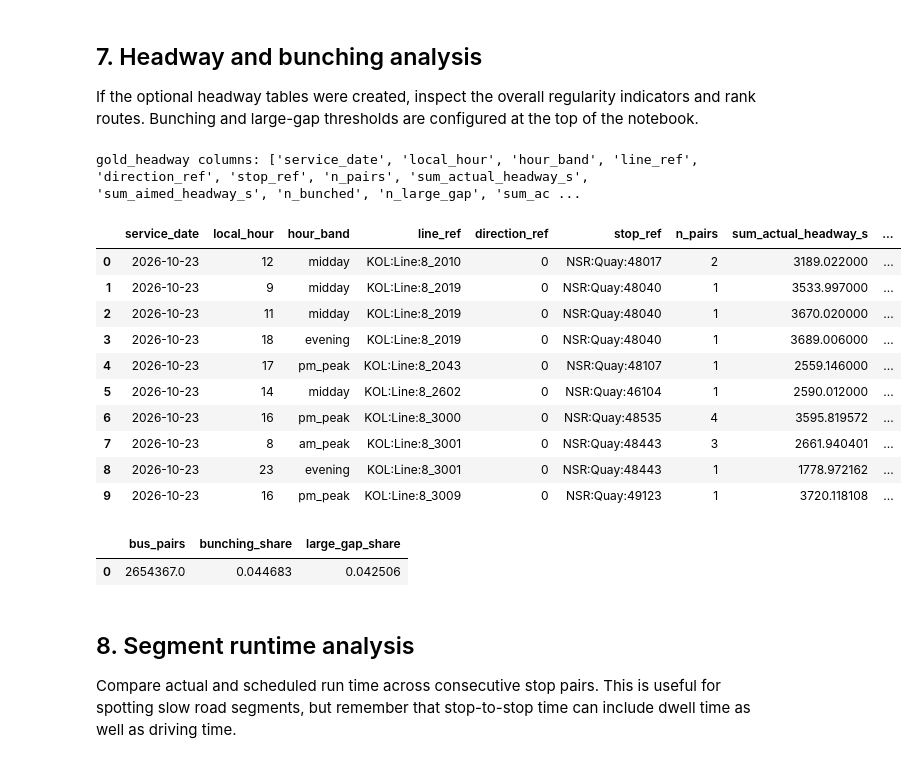
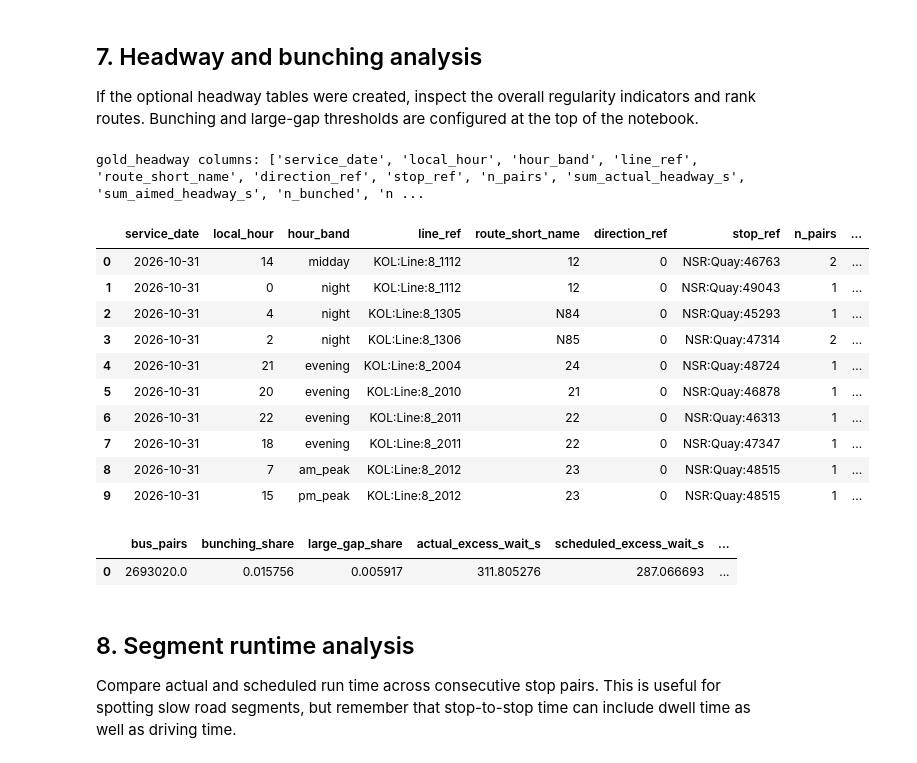
Before and after one commit to syedsakib452/Entur-Buspulse, a Jupyter notebook: analysis/notebooks/gold/build_gold_with_analysis.ipynb, the cells around one changed output. Saved outputs shown, nothing was run; the diff lists cells and outputs as text; code cells hidden in the pictures.

```diff
--- a/analysis/notebooks/gold/build_gold_with_analysis.ipynb
+++ b/analysis/notebooks/gold/build_gold_with_analysis.ipynb
@@ -35,18 +27,30 @@ import datetime as dt
 import duckdb
 
 # ---------------- Directory Settings ----------------
-SILVER_DIR = Path("/home/ubuntu/buspulse/tables/silver-layer")          # dated folders containing Silver parquet files
-GOLD_DIR = Path("/home/ubuntu/buspulse/tables/gold-layer")       # cleaned outputs are written here
+def discover_project_root():
+    override = os.environ.get("BUSPULSE_ROOT")
+    if override:
+        return Path(override).expanduser().resolve()
+    for candidate in (Path.cwd(), *Path.cwd().parents):
+        if (candidate / "tables" / "silver-layer").is_dir():
+            return candidate.resolve()
+    raise FileNotFoundError("Set BUSPULSE_ROOT or SILVER_DIR to locate the Silver Parquet files.")
+
+PROJECT_ROOT = discover_project_root()
+SILVER_DIR = Path(os.environ.get("SILVER_DIR", str(PROJECT_ROOT / "tables" / "silver-layer"))).expanduser().resolve()
+GOLD_DIR = Path(os.environ.get("GOLD_DIR", str(PROJECT_ROOT / "tables" / "gold-layer"))).expanduser().resolve()
+if not SILVER_DIR.is_dir():
+    raise FileNotFoundError(f"Silver input directory does not exist: {SILVER_DIR}")
 
 # ---------------- Analysis Configuration ----------------
 LOCAL_TZ = "Europe/Oslo"
-EARLY_S, LATE_S = -60, 120                       # on time: -60 <= delay_s < 120
+EARLY_S, LATE_S = -60, 300                       # production rule: -60 <= delay_s < 300
 DELAY_EDGES = [-120, -60, 0, 60, 180, 300, 600]   # delay histogram edges (s)
 TL_EDGES    = [0, 5, 10, 20, 40]                  # time-lost histogram edges (s)
 HOUR_BANDS  = {"night": (0, 5), "am_peak": (6, 8), "midday": (9, 14), "pm_peak": (15, 17), "evening": (18, 23)}
 SEG_MAX_S = 1800
 HEADWAY_MIN_S, HEADWAY_MAX_S = 120, 3600
-BUNCH_RATIO, GAP_RATIO = 0.5, 1.5
+BUNCH_RATIO, GAP_RATIO = 0.25, 2.0
 
 BAND_OF_HOUR = {h: b for b, (lo, hi) in HOUR_BANDS.items() for h in range(lo, hi + 1)}
 GOLD_DIR.mkdir(parents=True, exist_ok=True)
@@ -1016,39 +1087,46 @@ If the optional headway tables were created, inspect the overall regularity indi
 # %%
 if gold_table_exists("gold_headway"):
     headway_columns = gold_columns("gold_headway")
     print("gold_headway columns:", headway_columns)
     display(gold_df("SELECT * FROM gold_headway LIMIT 10"))
 
-    candidate_metrics = [
-        c for c in ["n_pairs", "n_bunched", "n_large_gap", "sum_headway_s", "sum_headway_sq"]
-        if c in headway_columns
-    ]
-    if {"n_pairs", "n_bunched", "n_large_gap"}.issubset(headway_columns):
+    required_headway = {
+        "n_pairs", "n_bunched", "n_large_gap", "sum_actual_headway_s",
+        "sum_aimed_headway_s", "sum_actual_headway_sq", "sum_aimed_headway_sq",
+    }
+    if required_headway.issubset(headway_columns):
         headway_summary = gold_df("""
             SELECT
                 SUM(n_pairs) AS bus_pairs,
                 SUM(n_bunched)::DOUBLE / NULLIF(SUM(n_pairs), 0) AS bunching_share,
-                SUM(n_large_gap)::DOUBLE / NULLIF(SUM(n_pairs), 0) AS large_gap_share
+                SUM(n_large_gap)::DOUBLE / NULLIF(SUM(n_pairs), 0) AS large_gap_share,
+                0.5 * (SUM(sum_actual_headway_sq) / NULLIF(SUM(sum_actual_headway_s), 0)
+                       - SUM(sum_actual_headway_s) / NULLIF(SUM(n_pairs), 0)) AS actual_excess_wait_s,
+                0.5 * (SUM(sum_aimed_headway_sq) / NULLIF(SUM(sum_aimed_headway_s), 0)
+                       - SUM(sum_aimed_headway_s) / NULLIF(SUM(n_pairs), 0)) AS scheduled_excess_wait_s
             FROM gold_headway
         """)
+        headway_summary["excess_wait_vs_schedule_s"] = (
+            headway_summary["actual_excess_wait_s"] - headway_summary["scheduled_excess_wait_s"]
+        )
         display(headway_summary)
 else:
     print("No gold_headway table was produced. Check whether the required Silver headway input exists.")
 # %% [output]
-gold_headway columns: ['service_date', 'local_hour', 'hour_band', 'line_ref', 'direction_ref', 'stop_ref', 'n_pairs', 'sum_actual_headway_s', 'sum_aimed_headway_s', 'n_bunched', 'n_large_gap', 'sum_ac ...
+gold_headway columns: ['service_date', 'local_hour', 'hour_band', 'line_ref', 'route_short_name', 'direction_ref', 'stop_ref', 'n_pairs', 'sum_actual_headway_s', 'sum_aimed_headway_s', 'n_bunched', 'n ...
-|  | service_date | local_hour | hour_band | line_ref | direction_ref | stop_ref | n_pairs | sum_actual_headway_s | ... |
-| 0 | 2026-10-23 | 12 | midday | KOL:Line:8_2010 | 0 | NSR:Quay:48017 | 2 | 3189.022000 | ... |
-| 1 | 2026-10-23 | 9 | midday | KOL:Line:8_2019 | 0 | NSR:Quay:48040 | 1 | 3533.997000 | ... |
-| 2 | 2026-10-23 | 11 | midday | KOL:Line:8_2019 | 0 | NSR:Quay:48040 | 1 | 3670.020000 | ... |
-| 3 | 2026-10-23 | 18 | evening | KOL:Line:8_2019 | 0 | NSR:Quay:48040 | 1 | 3689.006000 | ... |
-| 4 | 2026-10-23 | 17 | pm_peak | KOL:Line:8_2043 | 0 | NSR:Quay:48107 | 1 | 2559.146000 | ... |
-| 5 | 2026-10-23 | 14 | midday | KOL:Line:8_2602 | 0 | NSR:Quay:46104 | 1 | 2590.012000 | ... |
-| 6 | 2026-10-23 | 16 | pm_peak | KOL:Line:8_3000 | 0 | NSR:Quay:48535 | 4 | 3595.819572 | ... |
-| 7 | 2026-10-23 | 8 | am_peak | KOL:Line:8_3001 | 0 | NSR:Quay:48443 | 3 | 2661.940401 | ... |
-| 8 | 2026-10-23 | 23 | evening | KOL:Line:8_3001 | 0 | NSR:Quay:48443 | 1 | 1778.972162 | ... |
-| 9 | 2026-10-23 | 16 | pm_peak | KOL:Line:8_3009 | 0 | NSR:Quay:49123 | 1 | 3720.118108 | ... |
+|  | service_date | local_hour | hour_band | line_ref | route_short_name | direction_ref | stop_ref | n_pairs | ... |
+| 0 | 2026-10-31 | 14 | midday | KOL:Line:8_1112 | 12 | 0 | NSR:Quay:46763 | 2 | ... |
+| 1 | 2026-10-31 | 0 | night | KOL:Line:8_1112 | 12 | 0 | NSR:Quay:49043 | 1 | ... |
+| 2 | 2026-10-31 | 4 | night | KOL:Line:8_1305 | N84 | 0 | NSR:Quay:45293 | 1 | ... |
+| 3 | 2026-10-31 | 2 | night | KOL:Line:8_1306 | N85 | 0 | NSR:Quay:47314 | 2 | ... |
+| 4 | 2026-10-31 | 21 | evening | KOL:Line:8_2004 | 24 | 0 | NSR:Quay:48724 | 1 | ... |
+| 5 | 2026-10-31 | 20 | evening | KOL:Line:8_2010 | 21 | 0 | NSR:Quay:46878 | 1 | ... |
+| 6 | 2026-10-31 | 22 | evening | KOL:Line:8_2011 | 22 | 0 | NSR:Quay:46313 | 1 | ... |
+| 7 | 2026-10-31 | 18 | evening | KOL:Line:8_2011 | 22 | 0 | NSR:Quay:47347 | 1 | ... |
+| 8 | 2026-10-31 | 7 | am_peak | KOL:Line:8_2012 | 23 | 0 | NSR:Quay:48515 | 1 | ... |
+| 9 | 2026-10-31 | 15 | pm_peak | KOL:Line:8_2012 | 23 | 0 | NSR:Quay:48515 | 1 | ... |
-|  | bus_pairs | bunching_share | large_gap_share |
-| 0 | 2654367.0 | 0.044683 | 0.042506 |
+|  | bus_pairs | bunching_share | large_gap_share | actual_excess_wait_s | scheduled_excess_wait_s | ... |
+| 0 | 2693020.0 | 0.015756 | 0.005917 | 311.805276 | 287.066693 | ... |
 # %% [markdown]
 ## 8. Segment runtime analysis
 
```
Also changed, not shown: parts of 22 cells of this notebook, 3 other files.
